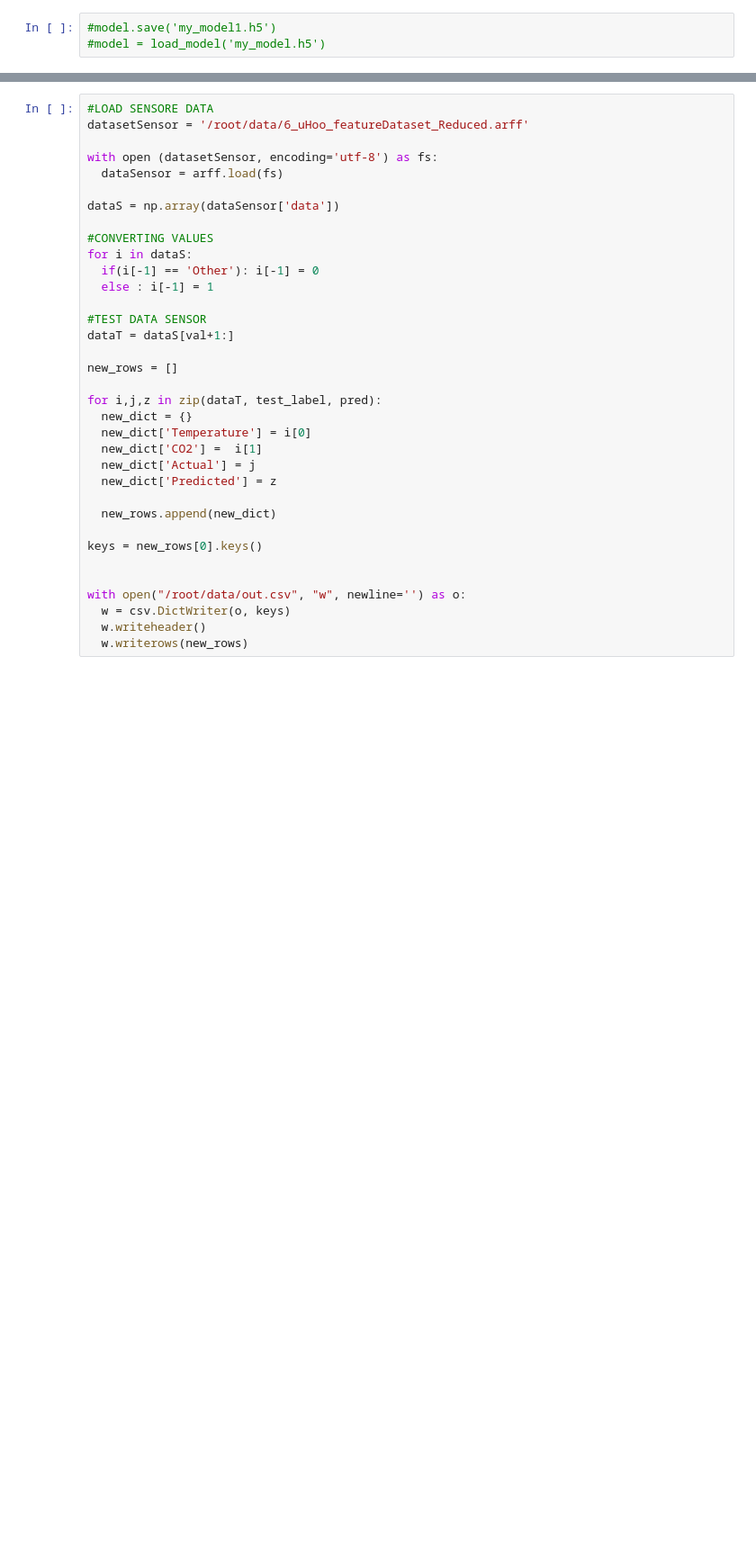
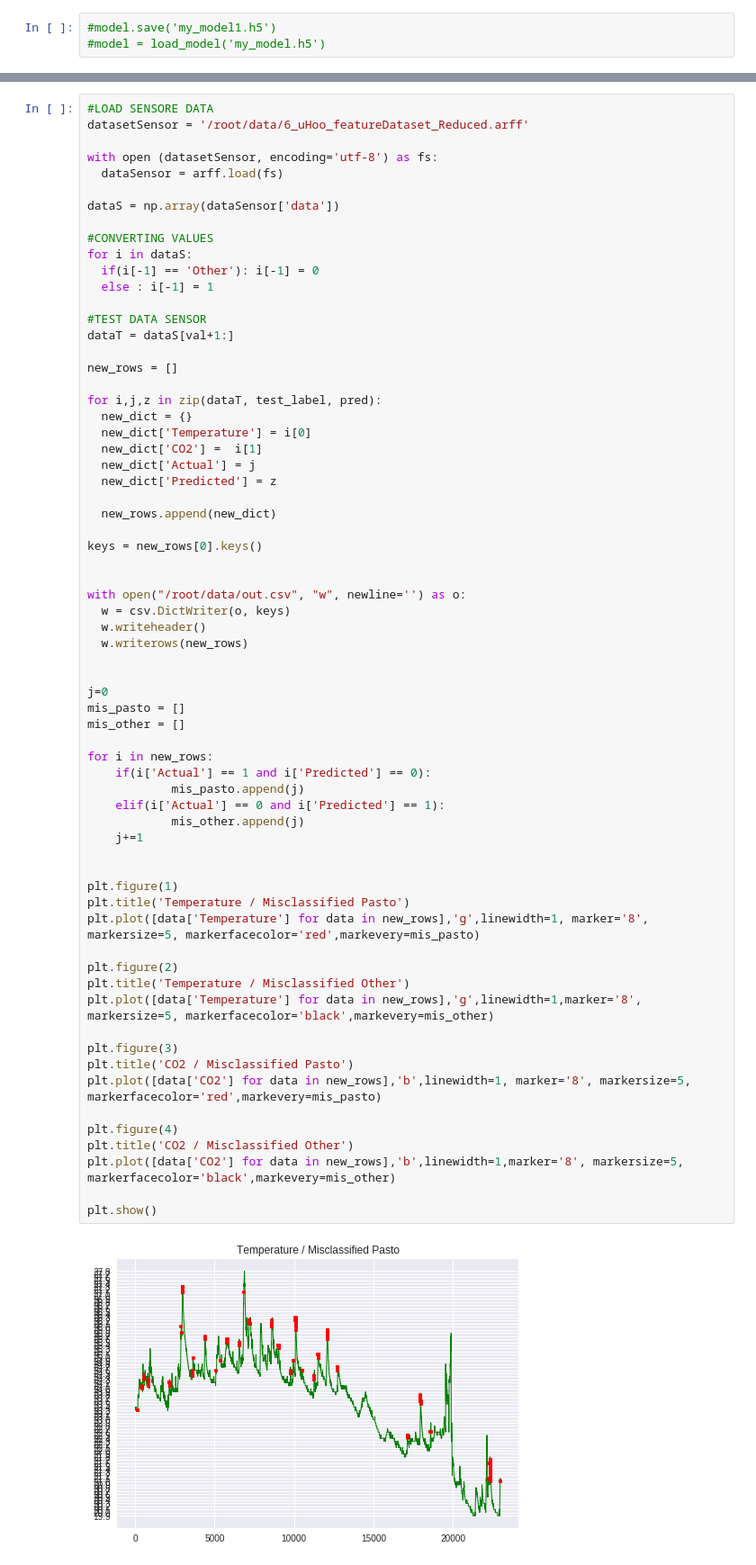
Before and after one commit to FG2511/ARE, a Jupyter notebook: model1_Federica.ipynb, the cells around one changed output, grey strips where cells are left out. Shown at 90% size. Drawn from its saved outputs; the diff is of its cells as text; blank space fills up the shorter version.

```diff
--- a/model1_Federica.ipynb
+++ b/model1_Federica.ipynb
@@ -269,30 +261,63 @@ with open (datasetSensor, encoding='utf-8') as fs:
   dataSensor = arff.load(fs)
 
 dataS = np.array(dataSensor['data'])
 
 #CONVERTING VALUES
 for i in dataS:
   if(i[-1] == 'Other'): i[-1] = 0
   else : i[-1] = 1
 
 #TEST DATA SENSOR
 dataT = dataS[val+1:]
 
 new_rows = []
 
 for i,j,z in zip(dataT, test_label, pred):
   new_dict = {}
   new_dict['Temperature'] = i[0]
   new_dict['CO2'] =  i[1]
   new_dict['Actual'] = j
   new_dict['Predicted'] = z
 
   new_rows.append(new_dict)
 
 keys = new_rows[0].keys()
 
 
 with open("/root/data/out.csv", "w", newline='') as o:
   w = csv.DictWriter(o, keys)
   w.writeheader()
   w.writerows(new_rows)
+
+
+j=0
+mis_pasto = []
+mis_other = []
+
+for i in new_rows:
+    if(i['Actual'] == 1 and i['Predicted'] == 0):
+            mis_pasto.append(j)
+    elif(i['Actual'] == 0 and i['Predicted'] == 1):
+            mis_other.append(j)
+    j+=1
+
+
+plt.figure(1)
+plt.title('Temperature / Misclassified Pasto')
+plt.plot([data['Temperature'] for data in new_rows],'g',linewidth=1, marker='8', markersize=5, markerfacecolor='red',markevery=mis_pasto)
+
+plt.figure(2)
+plt.title('Temperature / Misclassified Other')
+plt.plot([data['Temperature'] for data in new_rows],'g',linewidth=1,marker='8', markersize=5, markerfacecolor='black',markevery=mis_other)
+
+plt.figure(3)
+plt.title('CO2 / Misclassified Pasto')
+plt.plot([data['CO2'] for data in new_rows],'b',linewidth=1, marker='8', markersize=5, markerfacecolor='red',markevery=mis_pasto)
+
+plt.figure(4)
+plt.title('CO2 / Misclassified Other')
+plt.plot([data['CO2'] for data in new_rows],'b',linewidth=1,marker='8', markersize=5, markerfacecolor='black',markevery=mis_other)
+
+plt.show()
+# %% [output]
+[figure, added]
```
Also changed, not shown: parts of 5 cells of this notebook.
